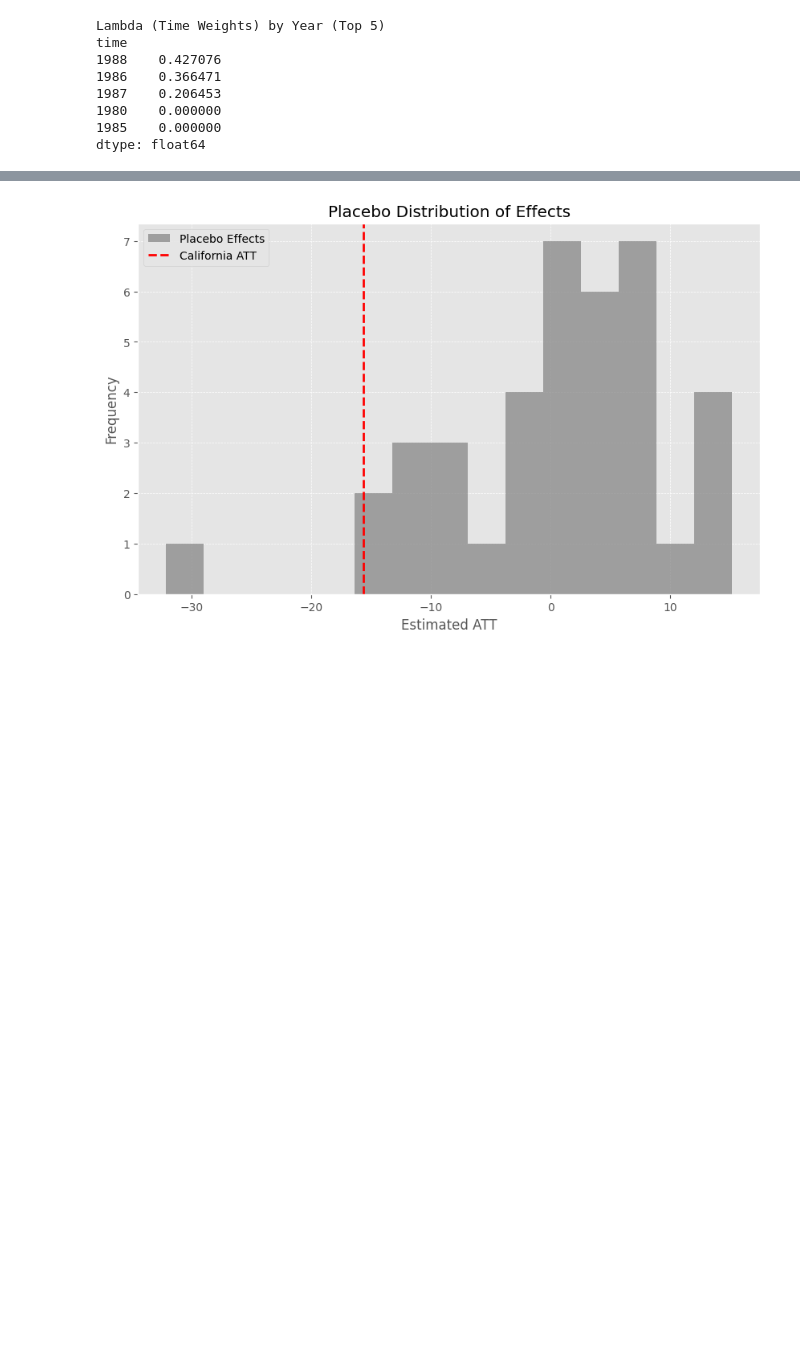
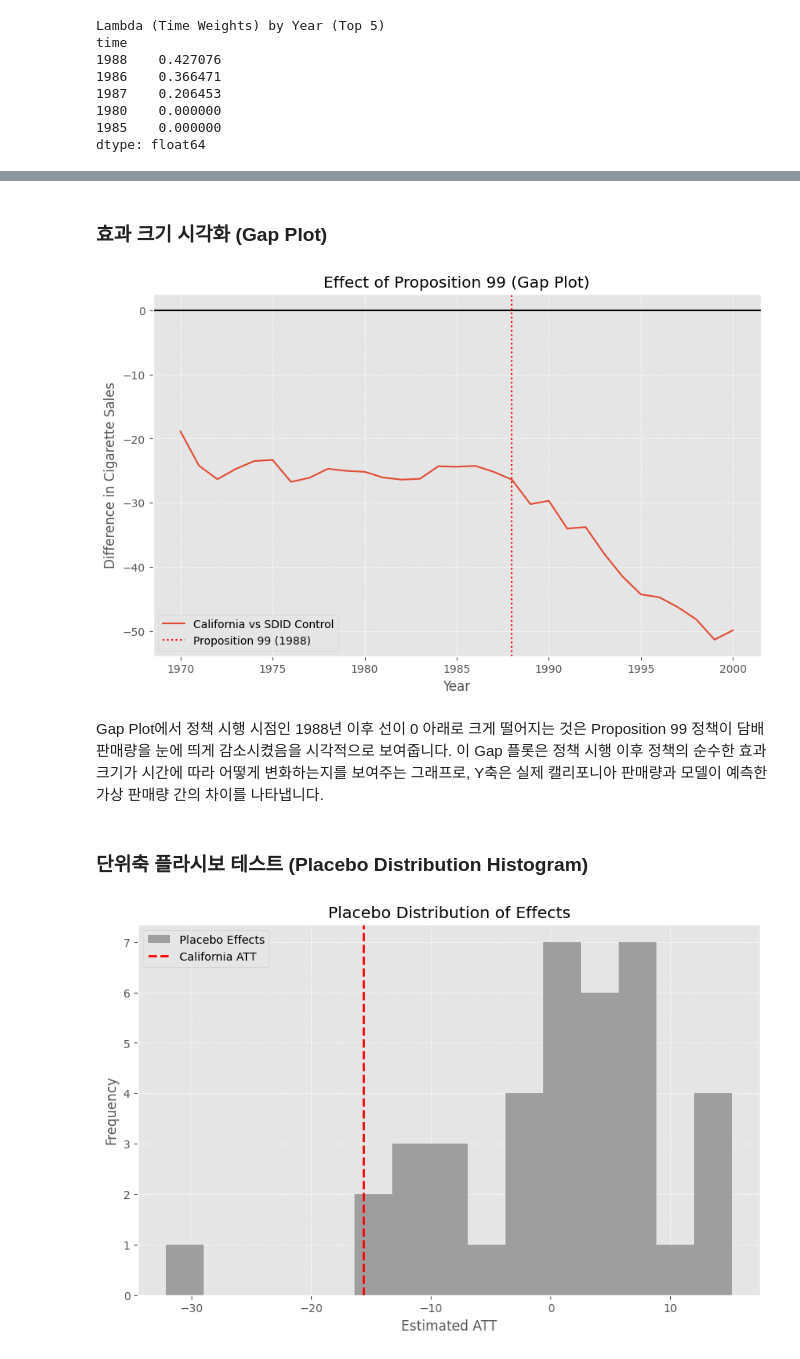
Before and after one commit to CausalInferenceLab/awesome-causal-inference-python, a Jupyter notebook: book/ate/sdid.ipynb, the cells around one changed output, grey strips where cells are left out. Drawn from its saved outputs; the diff is of its cells as text; code cells hidden in the pictures; blank space fills up the shorter version.

```diff
--- a/book/ate/sdid.ipynb
+++ b/book/ate/sdid.ipynb
@@ -263,3 +282,31 @@ print(placebo_summary_did.summary2)
+# %% [markdown]
+### 효과 크기 시각화 (Gap Plot)
+# %%
+# SDID 모델의 예측값(가상 캘리포니아)을 사용해 캘리포니아(실제 처리군)의 Gap을 계산합니다.
+california_id = df[df['california'] == True]['state'].iloc[0]
+california_actual = df[df['state'] == california_id].set_index('year')['cigsale']
+control_df_wide = df[df['state'] != california_id].pivot(index='year', columns='state', values='cigsale')
+sdid_control = control_df_wide.dot(fit_model.weights['omega'][0])
+gap = california_actual - sdid_control
+
+# Gap Plot 시각화
+plt.figure(figsize=(10, 6))
+plt.plot(gap.index, gap.values, label='California vs SDID Control')
+plt.axhline(y=0, color='black', linestyle='-')
+plt.axvline(x=1988, color='red', linestyle=':', label='Proposition 99 (1988)')
+
+plt.title('Effect of Proposition 99 (Gap Plot)')
+plt.ylabel('Difference in Cigarette Sales')
+plt.xlabel('Year')
+plt.legend()
+plt.grid(True, which='both', linestyle='--', linewidth=0.5)
+plt.show()
+# %% [output]
+[figure, added]
+# %% [markdown]
+Gap Plot에서 정책 시행 시점인 1988년 이후 선이 0 아래로 크게 떨어지는 것은 Proposition 99 정책이 담배 판매량을 눈에 띄게 감소시켰음을 시각적으로 보여줍니다. 이 Gap 플롯은 정책 시행 이후 정책의 순수한 효과 크기가 시간에 따라 어떻게 변화하는지를 보여주는 그래프로, Y축은 실제 캘리포니아 판매량과 모델이 예측한 가상 판매량 간의 차이를 나타냅니다.
+# %% [markdown]
+### 단위축 플라시보 테스트 (Placebo Distribution Histogram)
 # %%
 # 플라시보 분포 시각화를 위한 계산
 real_att = fit_model.att
```
Also changed, not shown: parts of 30 cells of this notebook.
